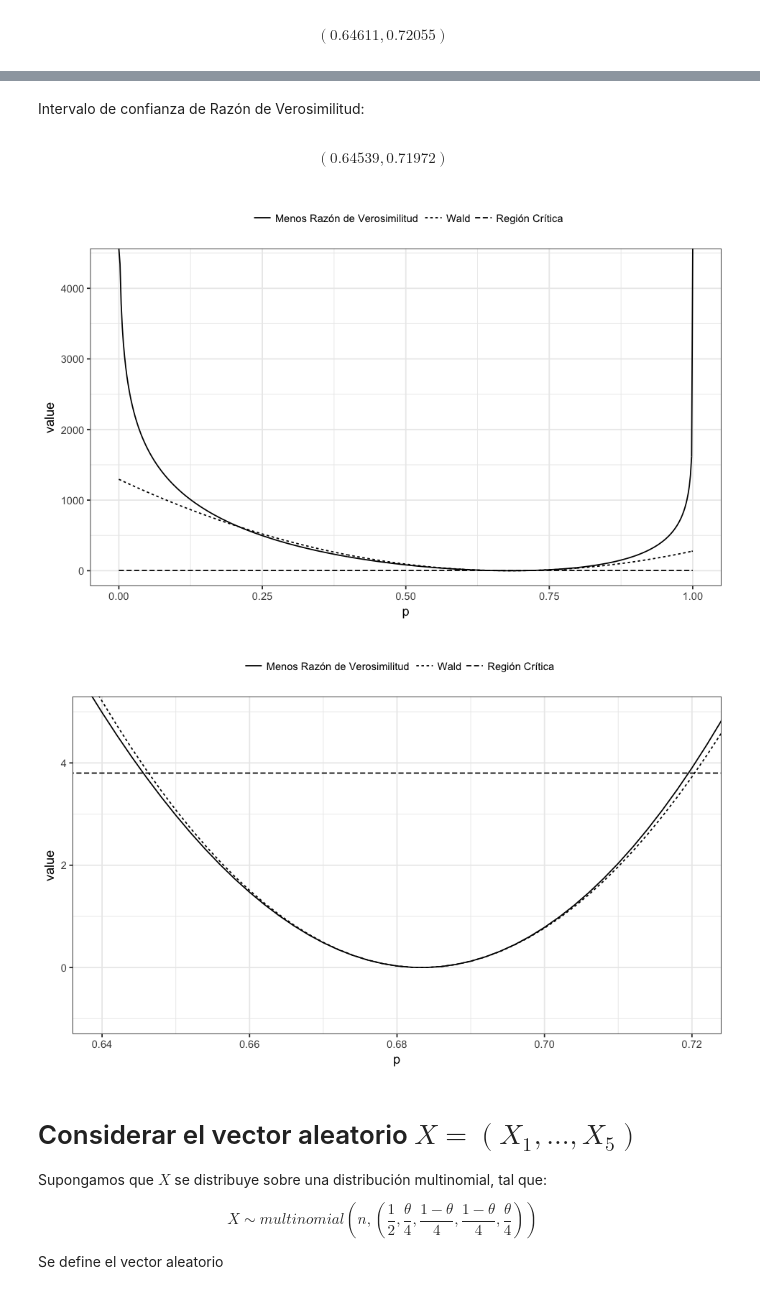
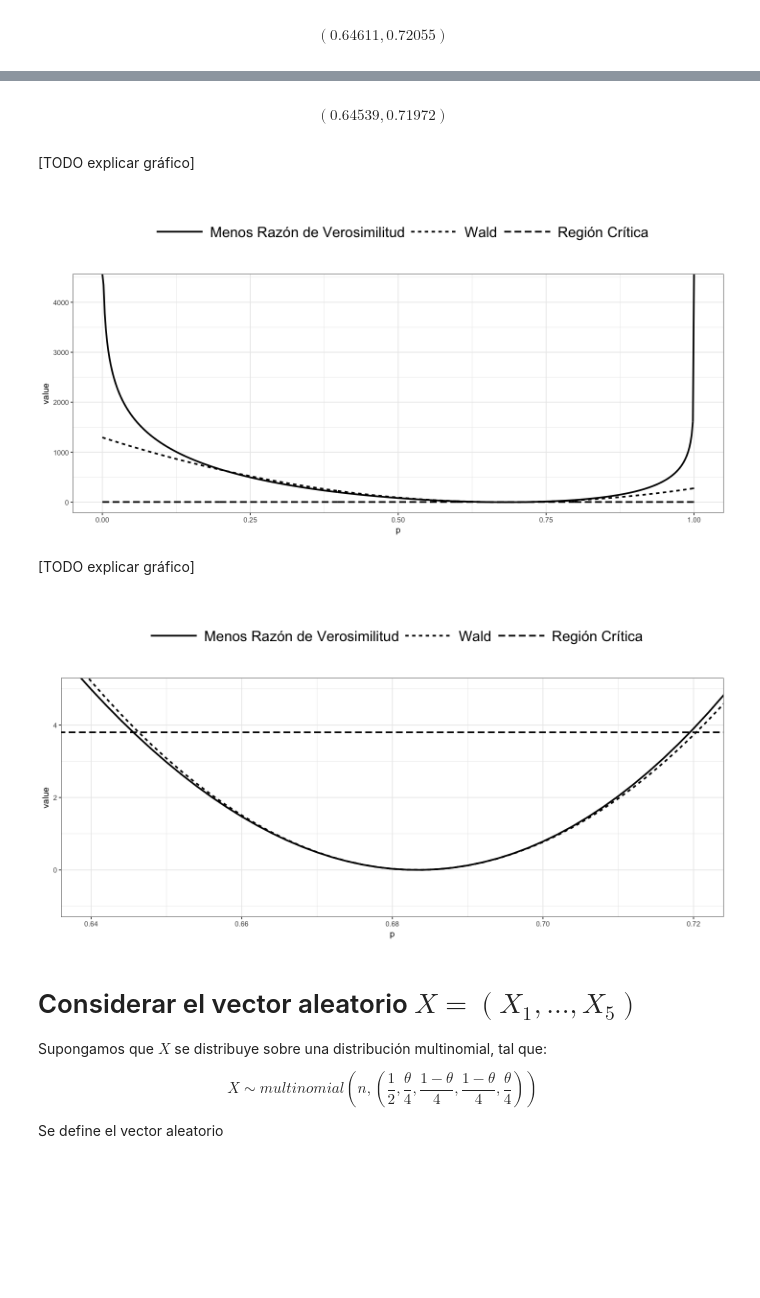
Before and after one commit to garciparedes/likelihood-exercises, a Jupyter notebook: task-1/notebook.ipynb, the cells around one changed output, grey strips where cells are left out. Cells and saved outputs as stored; diff of their text form; code cells hidden in the pictures; blank space fills up the shorter version.

```diff
--- a/task-1/notebook.ipynb
+++ b/task-1/notebook.ipynb
@@ -226,7 +235,5 @@ control.list=list(label="p", est = p.zero.hat,low=0,upp=1)
 LR.ci <- Plkhci(control.list, negative.loglhood, "p",
                 prob = 0.95, y = 410, m=600)
-# %% [markdown]
-Intervalo de confianza de Razón de Verosimilitud:
 # %%
 display_latex(paste0('$$\\left(', round(LR.ci[1], 5), ', ', round(LR.ci[2], 5) , '\\right)$$'))
 # %% [output]
@@ -239,25 +246,35 @@ coins.test <- data.frame(p = seq(0, 1, by=0.002)) %>%
     )
+# %% [markdown]
+[TODO explicar gráfico]
 # %%
 coins.test %>%
     set_colnames(c("p", "Menos Razón de Verosimilitud", "Wald", "Región Crítica")) %>%
     melt(id.vars='p') %>%
     ggplot(aes(x = p, y = value, linetype = variable)) +
-    geom_line() +
+    geom_line(size = 1) +
     theme_bw() +
-    theme(legend.position="top", legend.title = element_blank())
+    theme(legend.position="top",
+          legend.title=element_blank(),
+          legend.text=element_text(size=18),
+          legend.key.size = unit(5, 'lines'))
 # %% [output]
-[figure, old version]
+[figure, new version]
+# %% [markdown]
+[TODO explicar gráfico]
 # %%
 coins.test %>%
     set_colnames(c("p", "Menos Razón de Verosimilitud", "Wald", "Región Crítica")) %>%
     melt(id.vars='p') %>%
     ggplot(aes(x = p, y = value, linetype = variable)) +
-    geom_line() +
+    geom_line(size = 1) +
     coord_cartesian(xlim=c(0.64, 0.72), ylim=c(-1, 5)) +
     theme_bw() +
-    theme(legend.position="top", legend.title=element_blank())
+    theme(legend.position="top",
+          legend.title=element_blank(),
+          legend.text=element_text(size=18),
+          legend.key.size = unit(5, 'lines'))
 # %% [output]
-[figure, old version]
+[figure, new version]
 # %% [markdown]
 # Considerar el vector aleatorio $X = (X_1, ..., X_5)$
 
```
Also changed, not shown: parts of 13 cells of this notebook, 2 other files.
